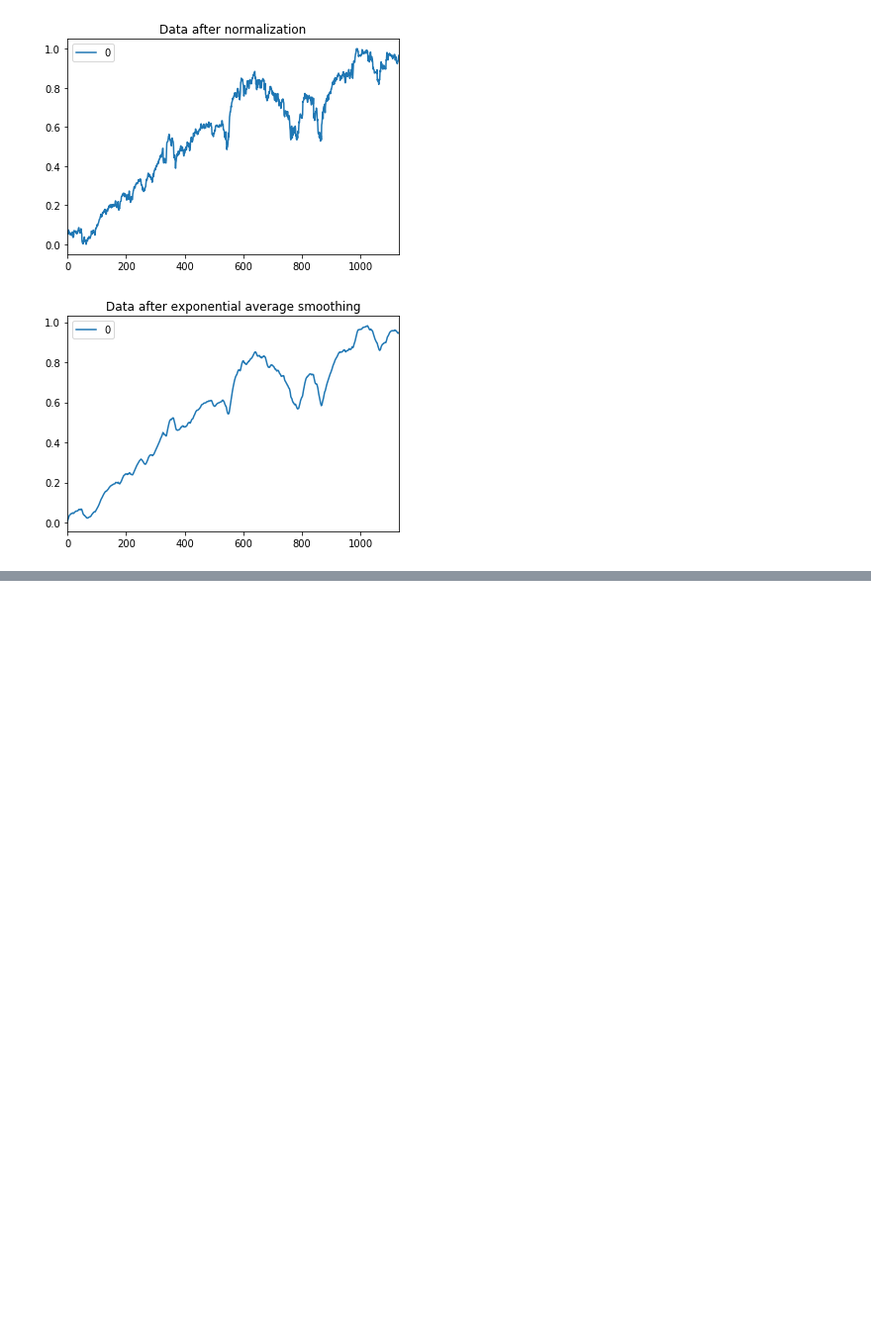
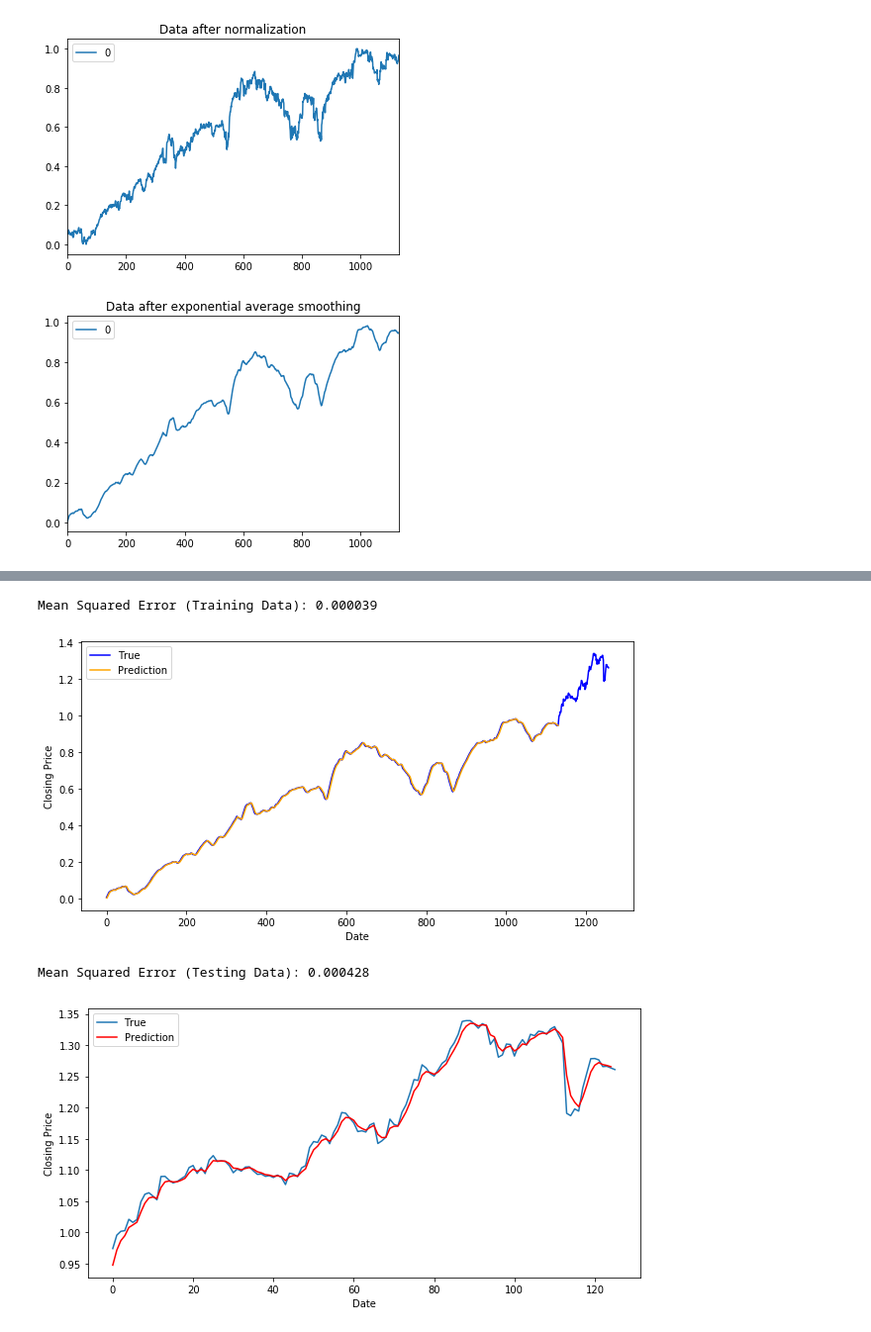
Before and after one commit to angelomenezes/Data_Science_for_Finance, a Jupyter notebook: src/exploring_s&p_500/exploring_s&p500_stocks.ipynb, the cells around one changed output, grey strips where cells are left out. Shown at 99% size. Cells and saved outputs as stored; diff of their text form; code cells hidden in the pictures; blank space fills up the shorter version.

```diff
--- a/Data_Exploration_Script/exploring_s&p500_stocks.ipynb
+++ b/src/exploring_s&p_500/exploring_s&p500_stocks.ipynb
@@ -354,3 +296,54 @@ MSE error for EMA average (Training Data): 0.00028
+# %%
+# Exponential Smoothing Average
+
+smoothing_constant = 0.5
+current_prediction = 0.0
+
+predictions = list()
+
+for timepoint in range(1, train_data.size):
+    current_prediction = current_prediction * smoothing_constant + (1.0 - smoothing_constant) * train_data[timepoint-1]
+    predictions.append(current_prediction)
+
+Error = mean_squared_error(train_data[1:], predictions)
+print('Mean Squared Error (Training Data): %.6f' % Error)
+
+plt.figure(figsize = (10,5))
+plt.plot(range(MMM_stocks.shape[0]), all_mid_data, color='b', label='True')
+plt.plot(range(1,train_data.size), predictions, color='orange', label='Prediction')
+plt.xlabel('Date')
+plt.ylabel('Closing Price')
+plt.legend(fontsize=10)
+plt.show()
+
+# Prediction of the "Future" with testing points
+
+Actual = [train_data[-1:]]
+predictions = list()
+last_prediction = float(train_data[-1:])
+
+for timepoint in range(1, len(test_data)):
+    ActualValue =  test_data[timepoint]
+    last_prediction = last_prediction * smoothing_constant + (1.0 - smoothing_constant) * Actual[timepoint-1]
+    #print('Actual=%f, Predicted=%f' % (ActualValue, Prediction))
+    predictions.append(last_prediction)
+    Actual.append(ActualValue)
+
+Error = mean_squared_error(test_data[1:], predictions)
+print('Mean Squared Error (Testing Data): %.6f' % Error)
+
+plt.figure(figsize = (10,5))
+plt.plot(test_data, label='True')
+plt.plot(predictions, color='red', label='Prediction')
+plt.xlabel('Date')
+plt.ylabel('Closing Price')
+plt.legend(fontsize=10)
+plt.show()
+# %% [output]
+Mean Squared Error (Training Data): 0.000039
+[figure, added]
+Mean Squared Error (Testing Data): 0.000428
+[figure, added]
 # %%
 # ARIMA
 # Parameters
```
Also changed, not shown: parts of 6 cells of this notebook.
